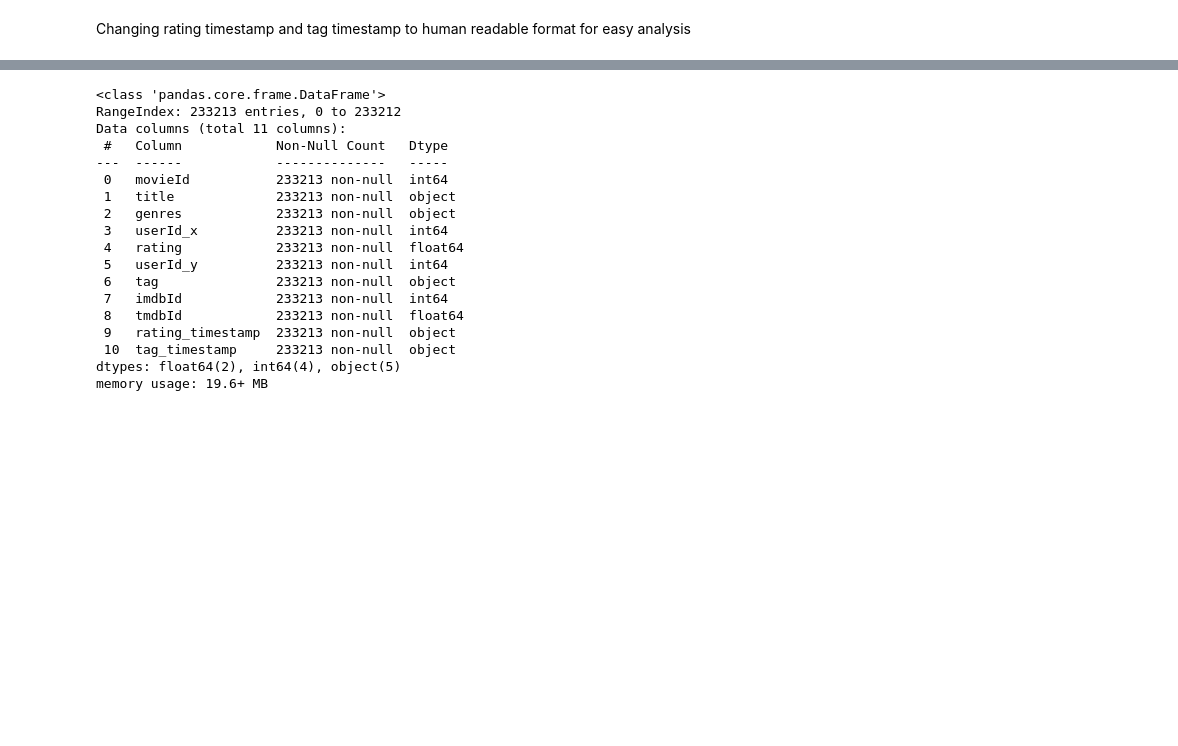
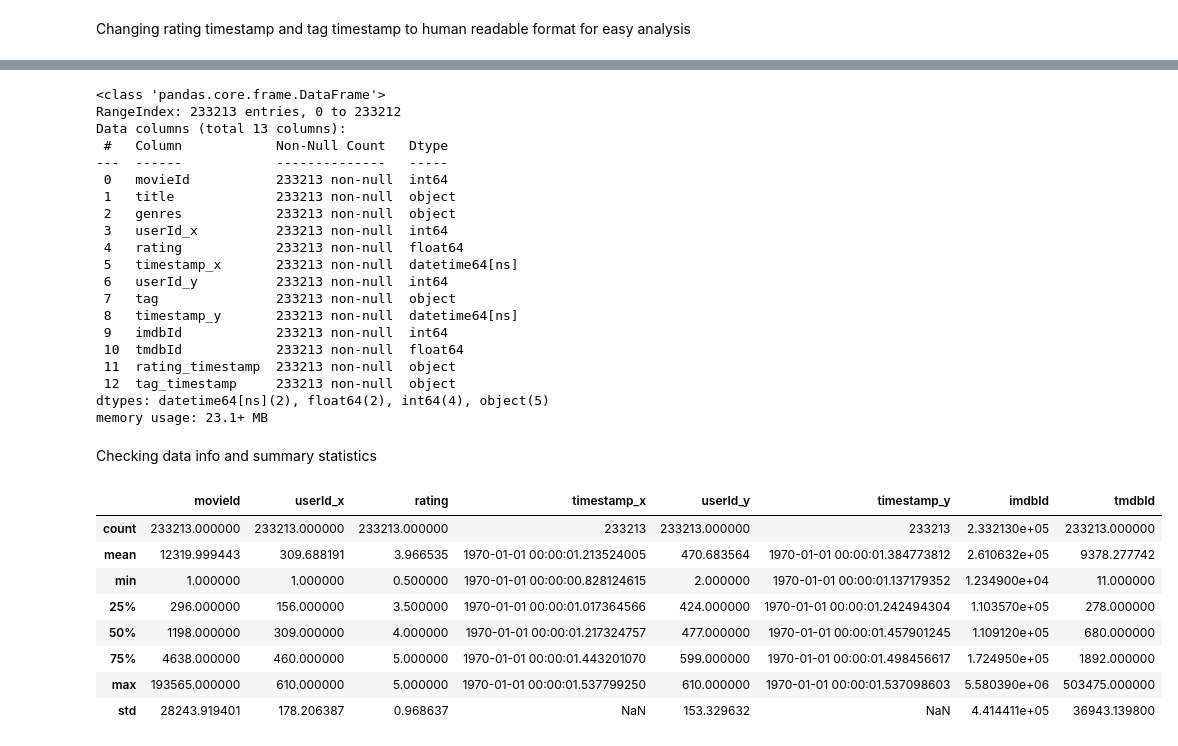
Before and after one commit to mercytegekson/Movie-Recommendation-System-, a Jupyter notebook: index.ipynb, the cells around one changed output, grey strips where cells are left out. Cells and saved outputs as stored; diff of their text form; code cells hidden in the pictures; blank space fills up the shorter version.

```diff
--- a/index.ipynb
+++ b/index.ipynb
@@ -153,10 +151,11 @@ Checking data info and summary statistics
 # %% [markdown]
 Changing rating timestamp and tag timestamp to human readable format for easy analysis
 # %%
-#using dt.strftime() method since it is pandas timestamp format
+#converting to pandas datetime object
 merged_data["timestamp_x"] = pd.to_datetime(merged_data["timestamp_x"])
 merged_data["timestamp_y"] = pd.to_datetime(merged_data["timestamp_y"])
-
+#using dt.strftime() method since it is pandas timestamp format
 merged_data["rating_timestamp"] = merged_data["timestamp_x"].dt.strftime("%Y-%m-%d %H:%M:%S")
 merged_data["tag_timestamp"] = merged_data["timestamp_y"].dt.strftime("%Y-%m-%d %H:%M:%S")
-merged_data.drop(columns=["timestamp_x", "timestamp_y"], axis= 1, inplace= True)
+merged_data.drop(columns=["timestamp_x", "timestamp_y"], axis= 1)
+merged_data.head()
@@ -182,7 +172,7 @@ merged_data.info()
 # %% [output]
 <class 'pandas.core.frame.DataFrame'>
 RangeIndex: 233213 entries, 0 to 233212
-Data columns (total 11 columns):
+Data columns (total 13 columns):
  #   Column            Non-Null Count   Dtype
 ---  ------            --------------   -----
  0   movieId           233213 non-null  int64
@@ -190,11 +180,29 @@ Data columns (total 11 columns):
  2   genres            233213 non-null  object
  3   userId_x          233213 non-null  int64
  4   rating            233213 non-null  float64
- 5   userId_y          233213 non-null  int64
- 6   tag               233213 non-null  object
- 7   imdbId            233213 non-null  int64
- 8   tmdbId            233213 non-null  float64
- 9   rating_timestamp  233213 non-null  object
- 10  tag_timestamp     233213 non-null  object
-dtypes: float64(2), int64(4), object(5)
-memory usage: 19.6+ MB
+ 5   timestamp_x       233213 non-null  datetime64[ns]
+ 6   userId_y          233213 non-null  int64
+ 7   tag               233213 non-null  object
+ 8   timestamp_y       233213 non-null  datetime64[ns]
+ 9   imdbId            233213 non-null  int64
+ 10  tmdbId            233213 non-null  float64
+ 11  rating_timestamp  233213 non-null  object
+ 12  tag_timestamp     233213 non-null  object
+dtypes: datetime64[ns](2), float64(2), int64(4), object(5)
+memory usage: 23.1+ MB
+# %% [markdown]
+
+Checking data info and summary statistics
+# %%
+#summary statistics
+merged_data.describe()
+# %% [output]
+|  | movieId | userId_x | rating | timestamp_x | userId_y | timestamp_y | imdbId | tmdbId |
+| count | 233213.000000 | 233213.000000 | 233213.000000 | 233213 | 233213.000000 | 233213 | 2.332130e+05 | 233213.000000 |
+| mean | 12319.999443 | 309.688191 | 3.966535 | 1970-01-01 00:00:01.213524005 | 470.683564 | 1970-01-01 00:00:01.384773812 | 2.610632e+05 | 9378.277742 |
+| min | 1.000000 | 1.000000 | 0.500000 | 1970-01-01 00:00:00.828124615 | 2.000000 | 1970-01-01 00:00:01.137179352 | 1.234900e+04 | 11.000000 |
+| 25% | 296.000000 | 156.000000 | 3.500000 | 1970-01-01 00:00:01.017364566 | 424.000000 | 1970-01-01 00:00:01.242494304 | 1.103570e+05 | 278.000000 |
+| 50% | 1198.000000 | 309.000000 | 4.000000 | 1970-01-01 00:00:01.217324757 | 477.000000 | 1970-01-01 00:00:01.457901245 | 1.109120e+05 | 680.000000 |
+| 75% | 4638.000000 | 460.000000 | 5.000000 | 1970-01-01 00:00:01.443201070 | 599.000000 | 1970-01-01 00:00:01.498456617 | 1.724950e+05 | 1892.000000 |
+| max | 193565.000000 | 610.000000 | 5.000000 | 1970-01-01 00:00:01.537799250 | 610.000000 | 1970-01-01 00:00:01.537098603 | 5.580390e+06 | 503475.000000 |
+| std | 28243.919401 | 178.206387 | 0.968637 | NaN | 153.329632 | NaN | 4.414411e+05 | 36943.139800 |
```
Also changed, not shown: parts of 3 cells of this notebook.
